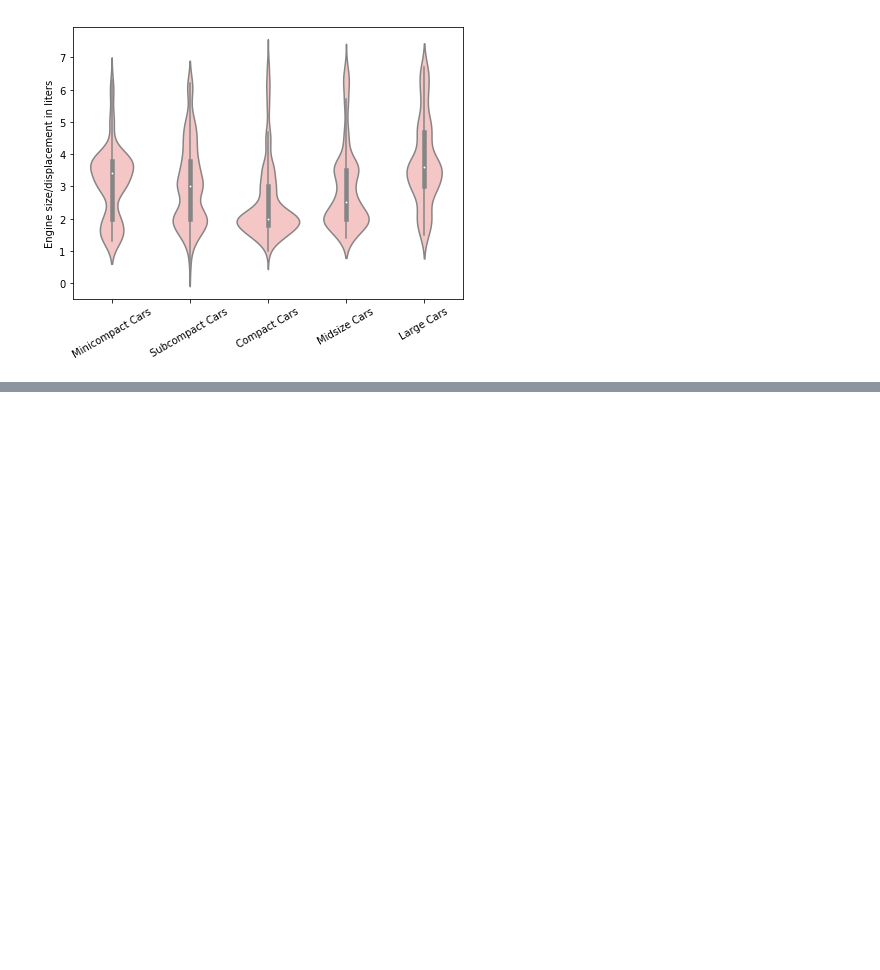
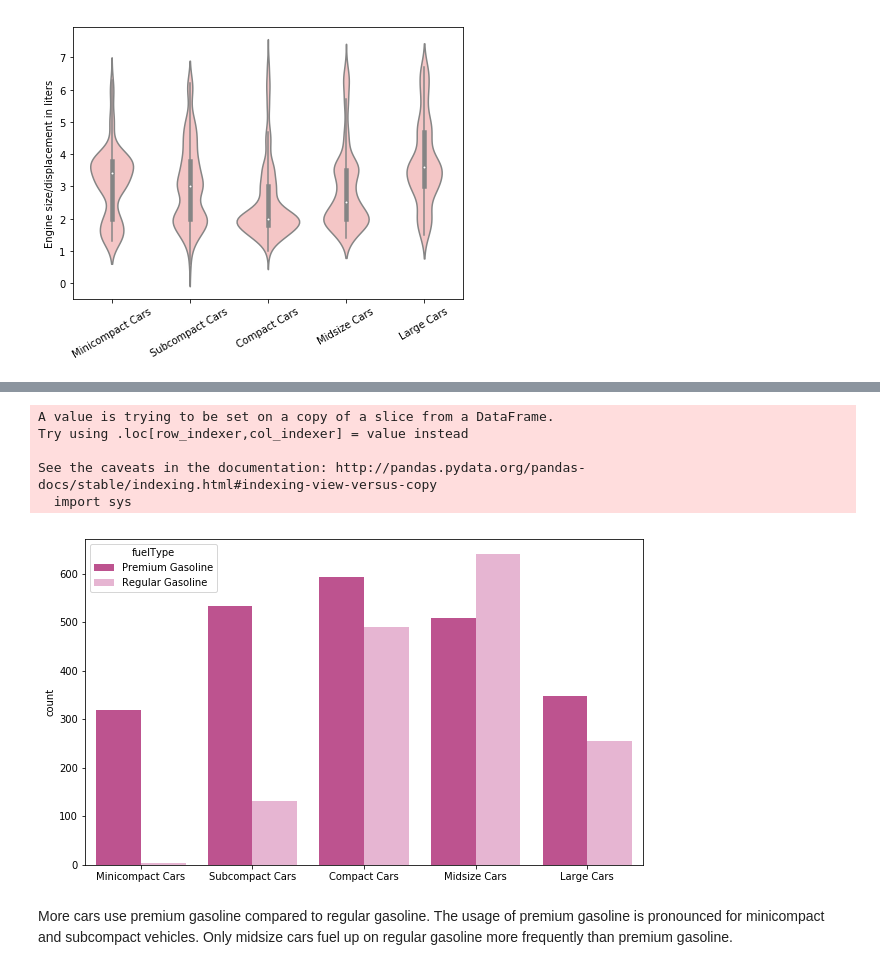
Before and after one commit to faymarie/data-visualization, a Jupyter notebook: Scatterplot_Practice.ipynb, the cells around one changed output, grey strips where cells are left out. Saved outputs shown, nothing was run; the diff lists cells and outputs as text; code cells hidden in the pictures; blank space fills up the shorter version.

Commit message:
feat: Add clustered bar chart to depict relationship between fuel type and the size category of a car

```diff
--- a/Scatterplot_Practice.ipynb
+++ b/Scatterplot_Practice.ipynb
@@ -85,0 +91,26 @@ plt.show()
+# %%
+# create copy and only cosider main fuel types regular and premium
+fuel_type_df = fuel_econ.query('(fuelType == "Premium Gasoline") | (fuelType == "Regular Gasoline")')
+
+# order vehical classes and convert to categorical data type
+sedan_classes = ["Minicompact Cars", "Subcompact Cars", "Compact Cars", "Midsize Cars", "Large Cars"]
+veh_classes = pd.api.types.CategoricalDtype(ordered=True, categories = sedan_classes)
+fuel_type_df['VClass'] = fuel_type_df['VClass'].astype(veh_classes)
+# %% [output]
+A value is trying to be set on a copy of a slice from a DataFrame.
+Try using .loc[row_indexer,col_indexer] = value instead
+
+See the caveats in the documentation: http://pandas.pydata.org/pandas-docs/stable/indexing.html#indexing-view-versus-copy
+  import sys
+# %%
+plt.figure(figsize=[10,6])
+base_color = sns.color_palette("PiYG")
+
+# plot clustered bar chart
+ax = sns.countplot(data = fuel_type_df, x='VClass', hue="fuelType", palette=base_color)
+plt.xlabel('')
+plt.show()
+# %% [output]
+[figure, added]
+# %% [markdown]
+More cars use premium gasoline compared to regular gasoline. The usage of premium gasoline is pronounced for minicompact and subcompact vehicles. Only midsize cars fuel up on regular gasoline more frequently than premium gasoline.
```
Also changed, not shown: parts of 2 cells of this notebook.
